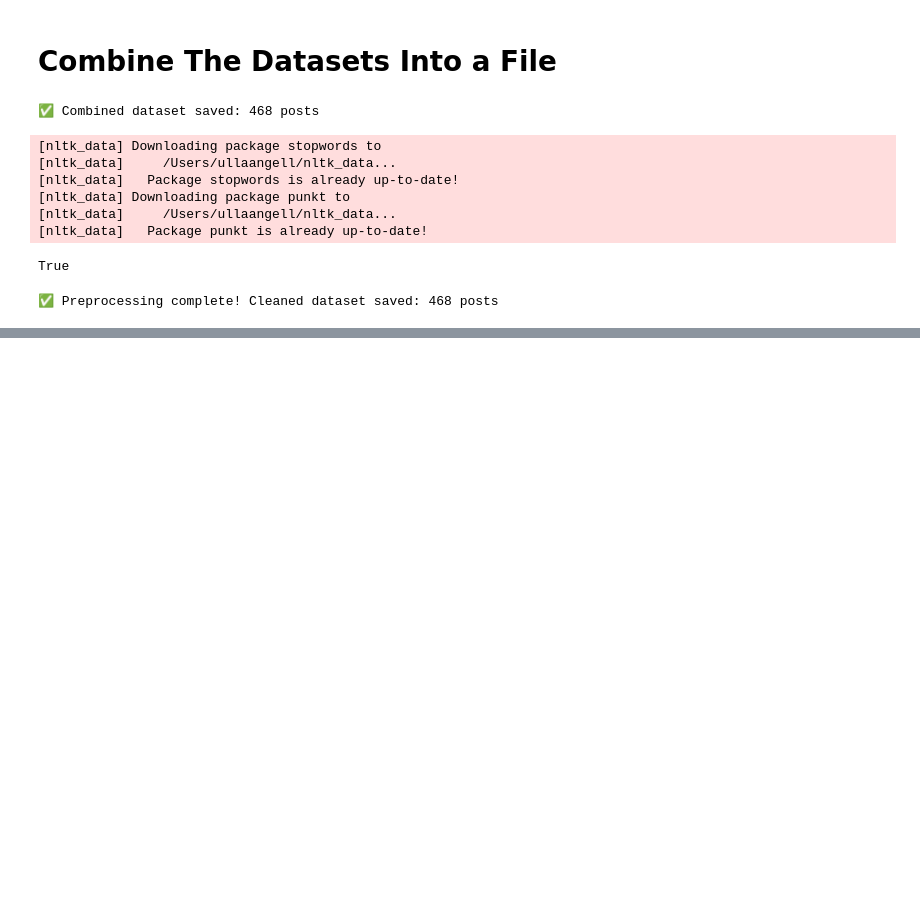
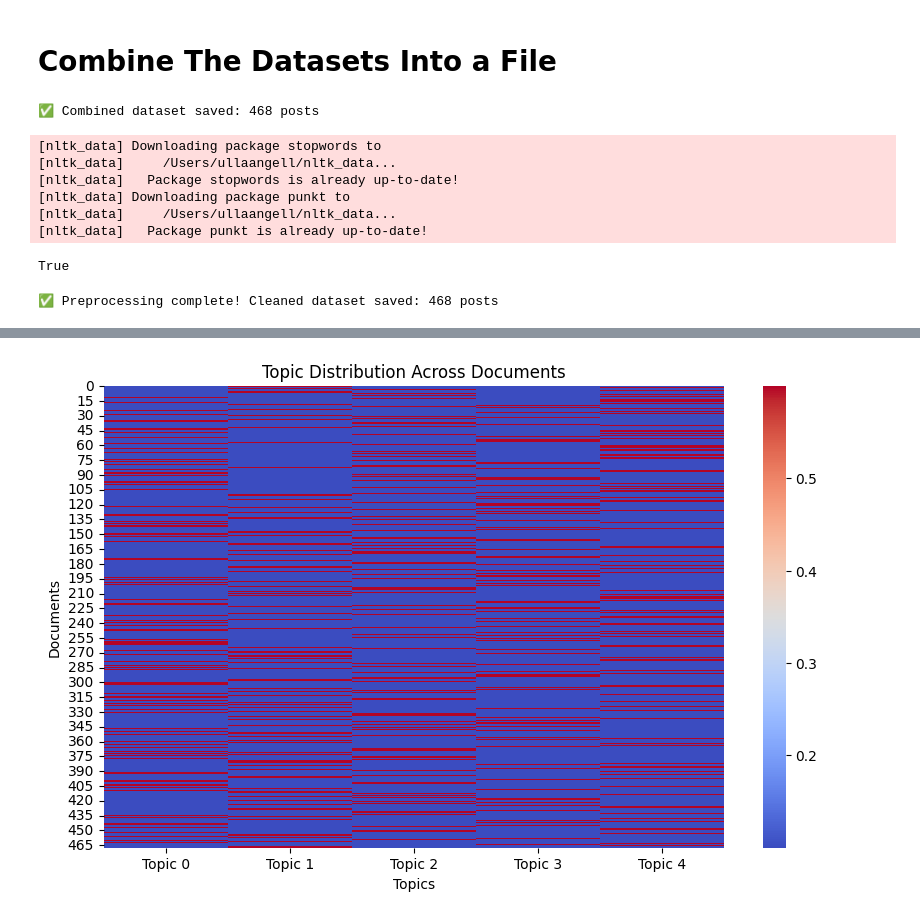
Before and after one commit to ullasunangell/topic_modeling_project, a Jupyter notebook: topic_modeling.ipynb, the cells around one changed output, grey strips where cells are left out. Saved outputs shown, nothing was run; the diff lists cells and outputs as text; code cells hidden in the pictures; blank space fills up the shorter version.

Commit message:
Base model running ✅

```diff
--- a/topic_modeling.ipynb
+++ b/topic_modeling.ipynb
@@ -79,0 +87,18 @@ print(f"✅ Preprocessing complete! Cleaned dataset saved: {len(df)} posts")
+# %%
+from gensim import corpora
+from gensim.models import LdaModel
+
+# tokenize the cleaned text
+df["Tokenized"] = df["Cleaned_Text"].apply(lambda x: x.split())
+
+# create a dict and corpus
+dictionary = corpora.Dictionary(df["Tokenized"])
+corpus = [dictionary.doc2bow(text) for text in df["Tokenized"]]
+
+# training‼️ (adjust num_topics for different results)
+num_topics = 5  # number of topics
+lda_model = LdaModel(corpus=corpus, id2word=dictionary, num_topics=num_topics, passes=10) #✨the model✨
+
+# print the topics
+for idx, topic in lda_model.print_topics():
+    print(f"💡 Topic {idx}: {topic}")
@@ -79,0 +120,21 @@ print(f"✅ Preprocessing complete! Cleaned dataset saved: {len(df)} posts")
+# %%
+# get the topic distribution for each document
+def get_topic_distribution(lda_model, corpus):
+    topic_dist = []
+    for doc in corpus:
+        topic_probs = lda_model.get_document_topics(doc, minimum_probability=0)
+        topic_dist.append([prob for _, prob in topic_probs])
+
+    return pd.DataFrame(topic_dist, columns=[f"Topic {i}" for i in range(lda_model.num_topics)])
+
+# dataframe
+topic_df = get_topic_distribution(lda_model, corpus)
+# %%
+plt.figure(figsize=(10,6))
+sns.heatmap(topic_df, cmap="coolwarm", annot=False, cbar=True)
+plt.title("Topic Distribution Across Documents")
+plt.xlabel("Topics")
+plt.ylabel("Documents")
+plt.show()
+# %% [output]
+[figure, added]
```
Also changed, not shown: parts of 10 cells of this notebook.
